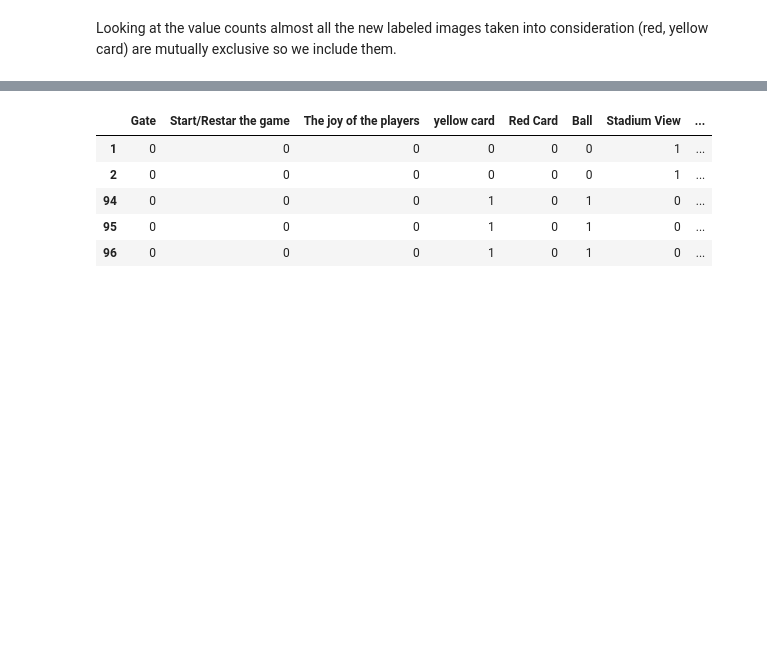
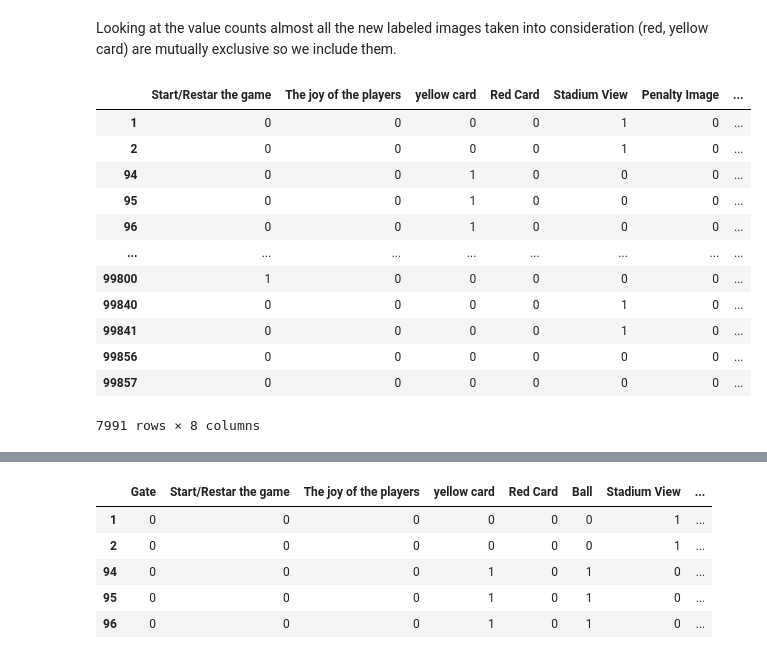
Before and after one commit to beatricecitterio/cv-project, a Jupyter notebook: data_loading.ipynb, the cells around one changed output, grey strips where cells are left out. Cells and saved outputs as stored; diff of their text form; code cells hidden in the pictures; blank space fills up the shorter version.

```diff
--- a/data_loading.ipynb
+++ b/data_loading.ipynb
@@ -247,7 +247,22 @@ no_label_sample = subset3.sample(n=2009, random_state=42)
 # %%
 
 # take only entries where 'sum' is 1
 mutually_exclusive = subset3[subset3['sum']==1]
+mutually_exclusive
+# %% [output]
+|  | Start/Restar the game | The joy of the players | yellow card | Red Card | Stadium View | Penalty Image | ... |
+| 1 | 0 | 0 | 0 | 0 | 1 | 0 | ... |
+| 2 | 0 | 0 | 0 | 0 | 1 | 0 | ... |
+| 94 | 0 | 0 | 1 | 0 | 0 | 0 | ... |
+| 95 | 0 | 0 | 1 | 0 | 0 | 0 | ... |
+| 96 | 0 | 0 | 1 | 0 | 0 | 0 | ... |
+| ... | ... | ... | ... | ... | ... | ... | ... |
+| 99800 | 1 | 0 | 0 | 0 | 0 | 0 | ... |
+| 99840 | 0 | 0 | 0 | 0 | 1 | 0 | ... |
+| 99841 | 0 | 0 | 0 | 0 | 1 | 0 | ... |
+| 99856 | 0 | 0 | 0 | 0 | 0 | 0 | ... |
+| 99857 | 0 | 0 | 0 | 0 | 0 | 0 | ... |
+7991 rows × 8 columns
 # %%
 mutually_exclusive = pd.concat([mutually_exclusive, no_label_sample], ignore_index=False)
 # create a new column from the index
```
Also changed, not shown: parts of 7 cells of this notebook, 2 other files.
